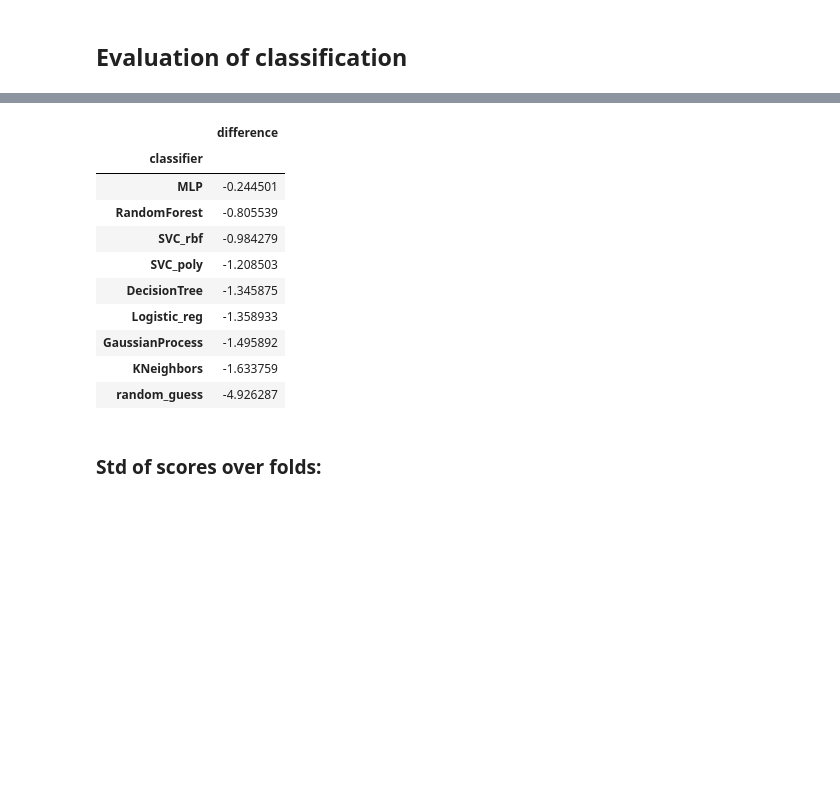
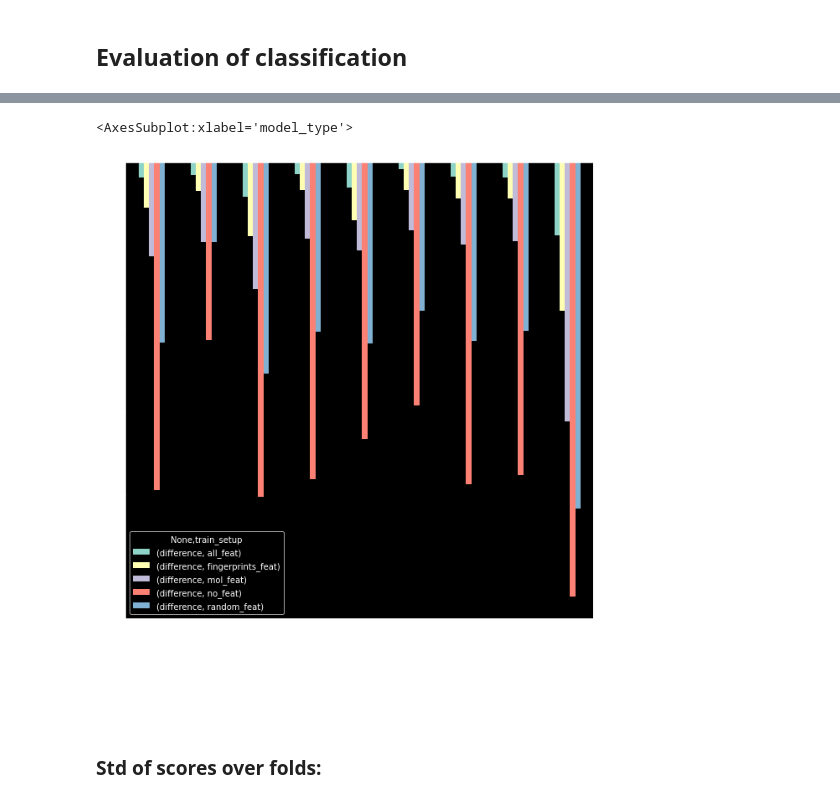
Before and after one commit to alexandrovteam/predicting-APMALDI-response, a Jupyter notebook: notebooks/eval_detection_per_mol.ipynb, the cells around one changed output, grey strips where cells are left out. Cells and saved outputs as stored; diff of their text form; code cells hidden in the pictures; blank space fills up the shorter version.

```diff
--- a/notebooks/eval_detection_per_mol.ipynb
+++ b/notebooks/eval_detection_per_mol.ipynb
@@ -203,26 +109,9 @@ fig.savefig(plots_f1_score / result_filename.replace(".csv", ".pdf"))
-# %%
-# FInd best model across matrices:
-metric = "macro_avg_f1_score"
-classifier_performance = pd.DataFrame()
-
-for (matrix, polarity), rows in detection_metrics.groupby(['matrix', 'polarity']):
-    rows["difference"] = rows[metric] - rows[metric].max()
-    classifier_performance = pd.concat([classifier_performance, rows[["classifier", "difference"]]])
-
-classifier_performance = classifier_performance.groupby(["classifier"]).sum()
-classifier_performance.sort_values("difference", ascending=False)
-# %% [output]
-|  | difference |
-| classifier |  |
-| MLP | -0.244501 |
-| RandomForest | -0.805539 |
-| SVC_rbf | -0.984279 |
-| SVC_poly | -1.208503 |
-| DecisionTree | -1.345875 |
-| Logistic_reg | -1.358933 |
-| GaussianProcess | -1.495892 |
-| KNeighbors | -1.633759 |
-| random_guess | -4.926287 |
+# %%
+model_performance.reset_index().sort_values(by="difference").set_index(["model_type", "train_setup"], drop=True).unstack("train_setup").plot.bar(figsize=(10,10))
+# model_performance
+# %% [output]
+<AxesSubplot:xlabel='model_type'>
+[figure, added]
 # %% [markdown]
 ### Std of scores over folds:
 # %%
```
Also changed, not shown: parts of 12 cells of this notebook, 42 other files.
